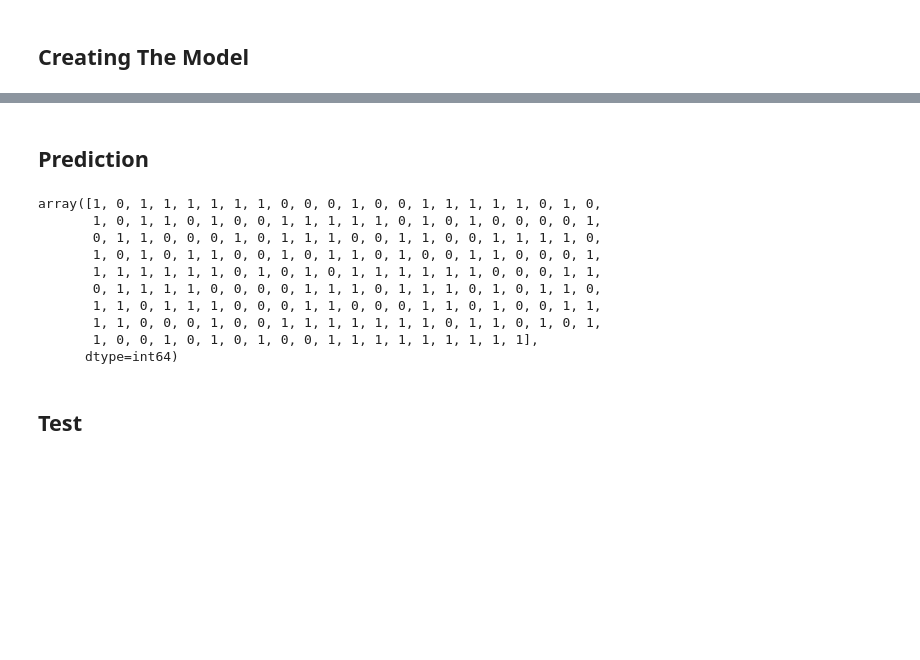
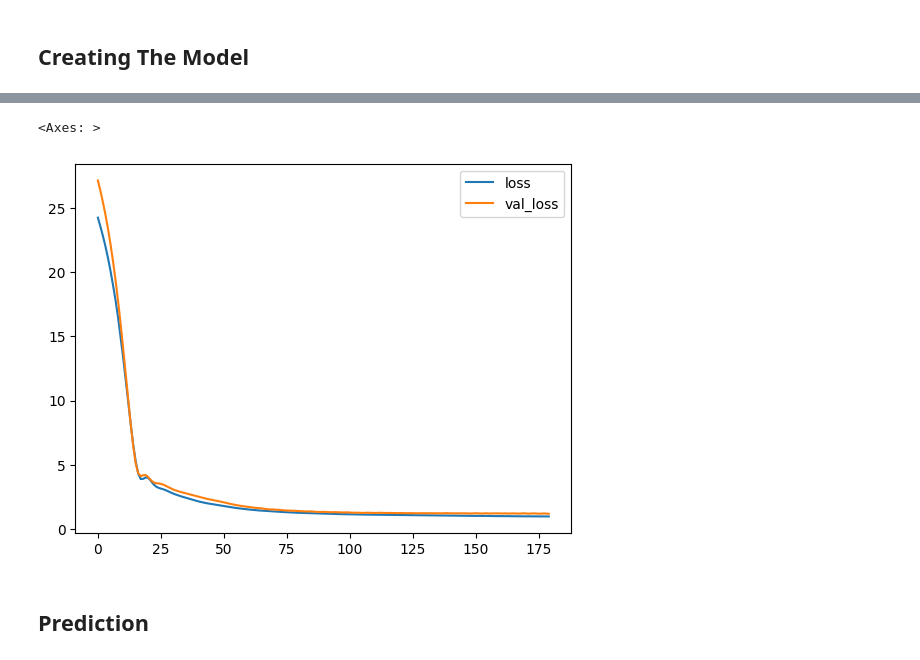
Before and after one commit to TolgaKilinckaya/British_Airlines_Customer_Reviews_Analysis, a Jupyter notebook: review_prediction_ml.ipynb, the cells around one changed output, grey strips where cells are left out. Drawn from its saved outputs; the diff is of its cells as text; code cells hidden in the pictures; blank space fills up the shorter version.

```diff
--- a/review_prediction_ml.ipynb
+++ b/review_prediction_ml.ipynb
@@ -268,2 +263,0 @@ xgb_cls = xgb.XGBClassifier(objective="multiclass:softmax", num_class=3)
-# %%
-xgb_cls.fit(x_train, y_train)
@@ -281,0 +264,13 @@ XGBClassifier(base_score=None, booster=None, callbacks=None,
+# %%
+model = Sequential()
+
+model.add(Dense(8,activation="relu")) #The model consists of 6 layers.
+model.add(Dense(16,activation="relu")) #ReLU activation model selected
+model.add(Dense(32,activation="relu"))
+model.add(Dense(32,activation="relu"))
+model.add(Dense(8,activation="relu"))
+model.add(Dense(1)) #Output layer
+
+model.compile(optimizer="adam",loss="mse")
+# %%
+model.fit(x=x_train, y=y_train, validation_data=(x_test,y_test), batch_size=250, epochs=180)
@@ -281,0 +296,2 @@ XGBClassifier(base_score=None, booster=None, callbacks=None,
+# %%
+loss_data = pd.DataFrame(model.history.history)
@@ -282,2 +307,7 @@ XGBClassifier(base_score=None, booster=None, callbacks=None,
+# %%
+loss_data.plot() #Missing data and test result data are compared.
+# %% [output]
+<Axes: >
+[figure, added]
 # %% [markdown]
 ## Prediction
@@ -286,14 +314 @@ preds = xgb_cls.predict(x_test)
-# %%
-preds
-# %% [output]
-array([1, 0, 1, 1, 1, 1, 1, 1, 0, 0, 0, 1, 0, 0, 1, 1, 1, 1, 1, 0, 1, 0,
-       1, 0, 1, 1, 0, 1, 0, 0, 1, 1, 1, 1, 1, 0, 1, 0, 1, 0, 0, 0, 0, 1,
-       0, 1, 1, 0, 0, 0, 1, 0, 1, 1, 1, 0, 0, 1, 1, 0, 0, 1, 1, 1, 1, 0,
-       1, 0, 1, 0, 1, 1, 0, 0, 1, 0, 1, 1, 0, 1, 0, 0, 1, 1, 0, 0, 0, 1,
-       1, 1, 1, 1, 1, 1, 0, 1, 0, 1, 0, 1, 1, 1, 1, 1, 1, 0, 0, 0, 1, 1,
-       0, 1, 1, 1, 1, 0, 0, 0, 0, 1, 1, 1, 0, 1, 1, 1, 0, 1, 0, 1, 1, 0,
-       1, 1, 0, 1, 1, 1, 0, 0, 0, 1, 1, 0, 0, 0, 1, 1, 0, 1, 0, 0, 1, 1,
-       1, 1, 0, 0, 0, 1, 0, 0, 1, 1, 1, 1, 1, 1, 1, 0, 1, 1, 0, 1, 0, 1,
-       1, 0, 0, 1, 0, 1, 0, 1, 0, 0, 1, 1, 1, 1, 1, 1, 1, 1, 1],
-      dtype=int64)
 # %%
@@ -301,2 +315,0 @@ from sklearn.metrics import accuracy_score, confusion_matrix
-# %% [markdown]
-## Test
```
Also changed, not shown: parts of 43 cells of this notebook.
